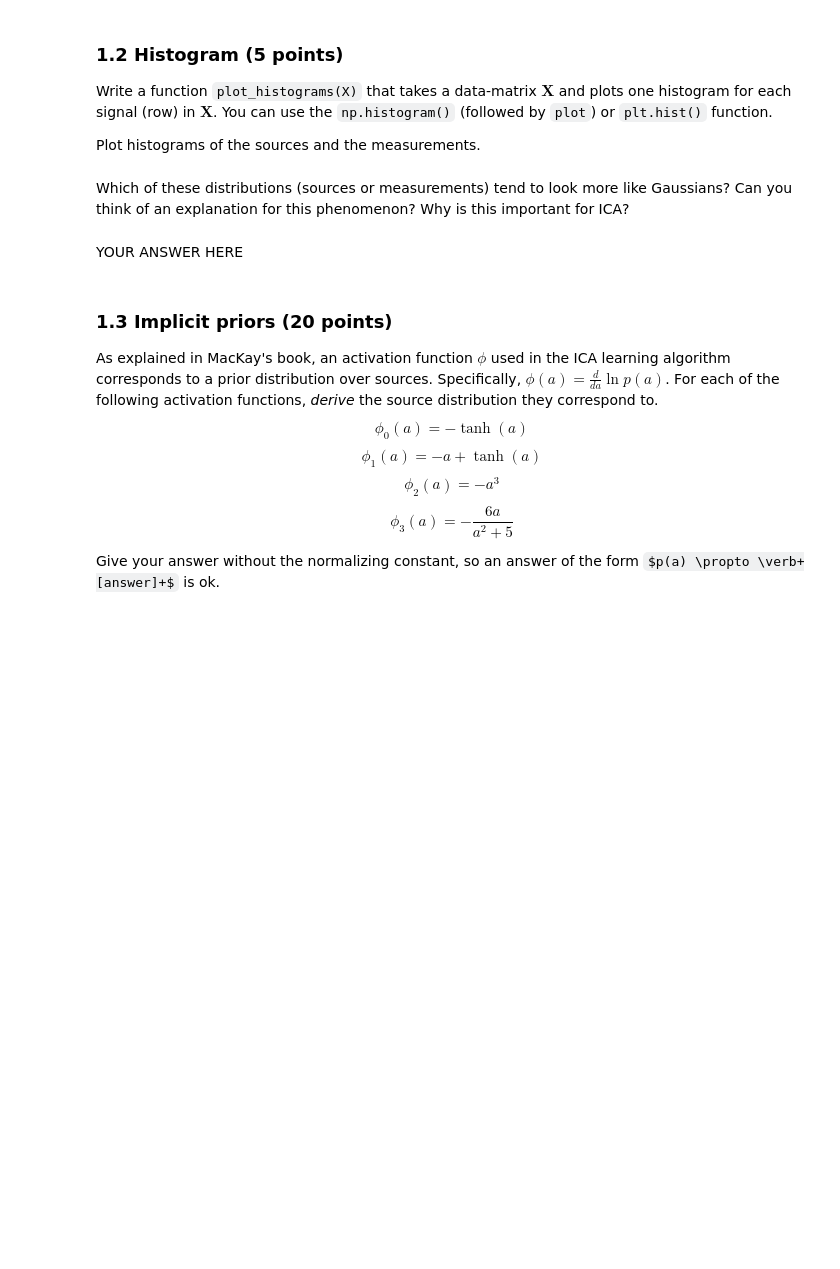
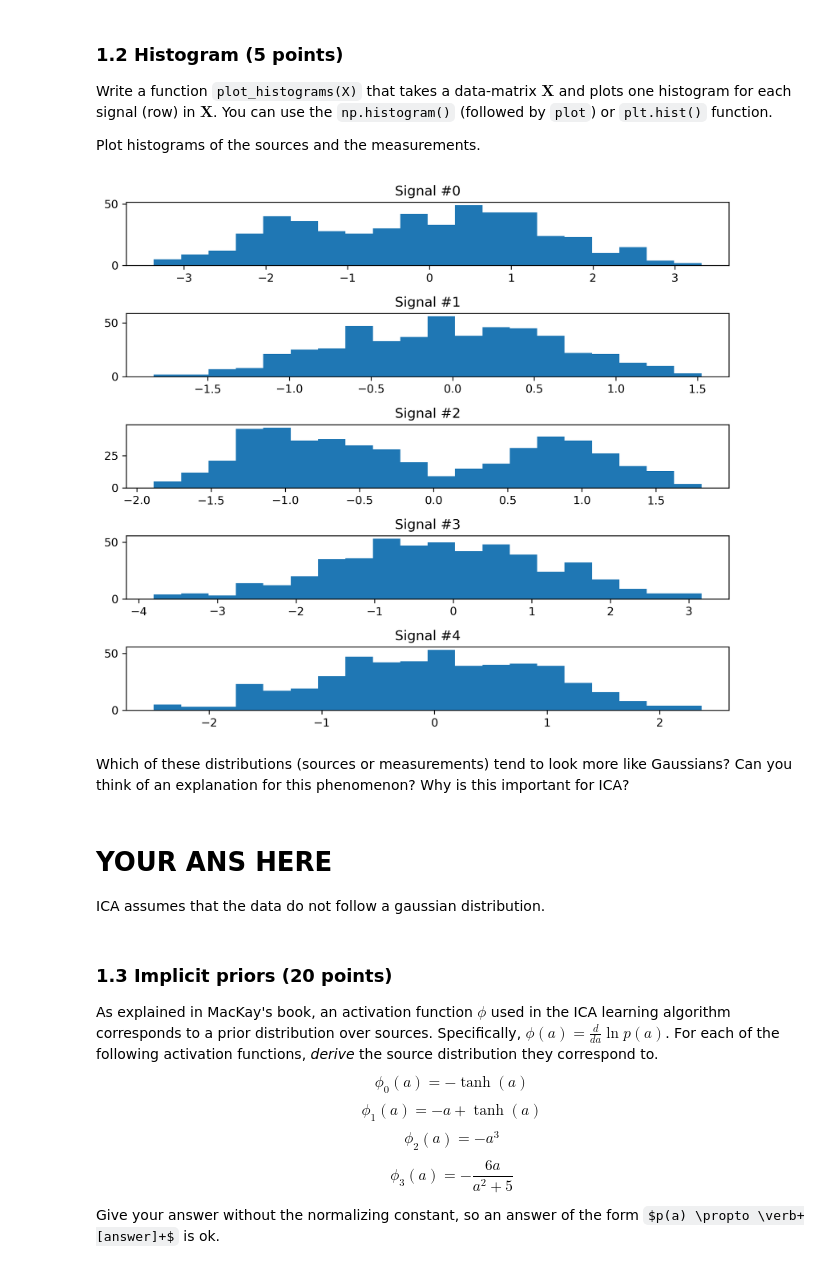
Before and after one commit to ioangatop/machine_learning_2, a Jupyter notebook: lab_1/lab1.ipynb, the cells around one changed output. Saved outputs shown, nothing was run; the diff lists cells and outputs as text; code cells hidden in the pictures; some formulas as TeX source; blank space fills up the shorter version.

```diff
--- a/lab_1/lab1.ipynb
+++ b/lab_1/lab1.ipynb
@@ -93,7 +97,7 @@ Write a function `make_mixtures(S, A)' that takes a matrix of source signals $\m
 ### 1.1 Make mixtures
 def make_mixtures(S, A):
     # YOUR CODE HERE
-    raise NotImplementedError()
+    return A@S
 # %%
 ### Test your function
 np.random.seed(42)
@@ -114,7 +116,21 @@ raise NotImplementedError()
+# %%
+### 1.2 Histogram
+# YOUR CODE HERE
+def plot_histograms(X, dpi=None):
+    fig, ax = plt.subplots(X.shape[0], figsize=(8, 7), dpi=dpi)
+    for i in range(len(ax)):
+        ax[i].hist(X[i, :], bins=20)
+        ax[i].set_title('Signal #{}'.format(i))
+    plt.tight_layout()
+
+plot_histograms(X, dpi=300)
+# %% [output]
+[figure, added]
 # %% [markdown]
 Which of these distributions (sources or measurements) tend to look more like Gaussians? Can you think of an explanation for this phenomenon? Why is this important for ICA?
-# %% [markdown]
-YOUR ANSWER HERE
+# %% [markdown]
+ # YOUR ANS HERE
+ ICA assumes that the data do not follow a gaussian distribution.
 # %% [markdown]
 ### 1.3 Implicit priors (20 points)
 As explained in MacKay's book, an activation function $\phi$ used in the ICA learning algorithm corresponds to a prior distribution over sources. Specifically, $\phi(a) = \frac{d}{da} \ln p(a)$. For each of the following activation functions, *derive* the source distribution they correspond to.
```
Also changed, not shown: parts of 14 cells of this notebook.
